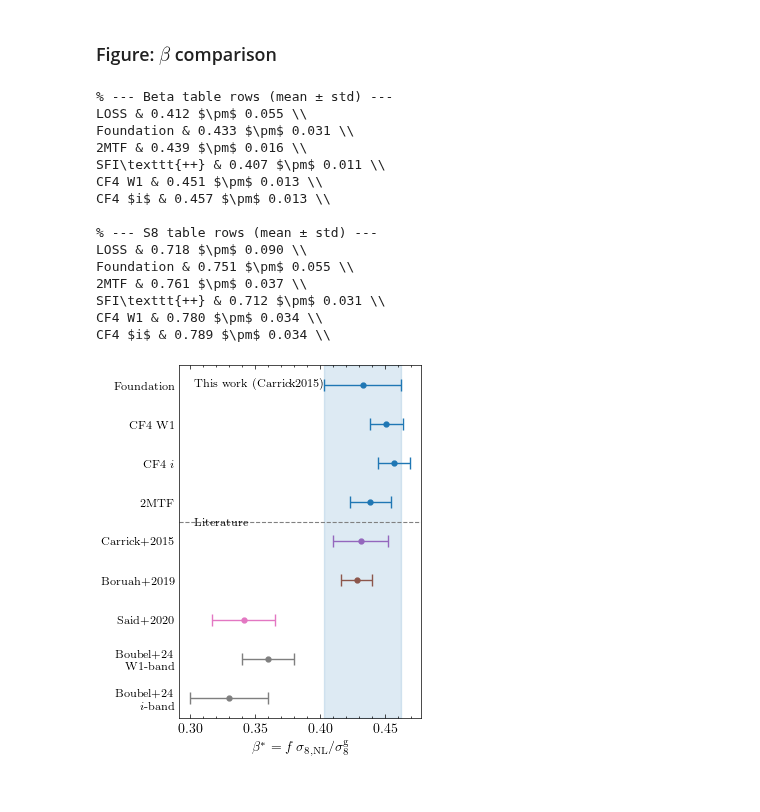
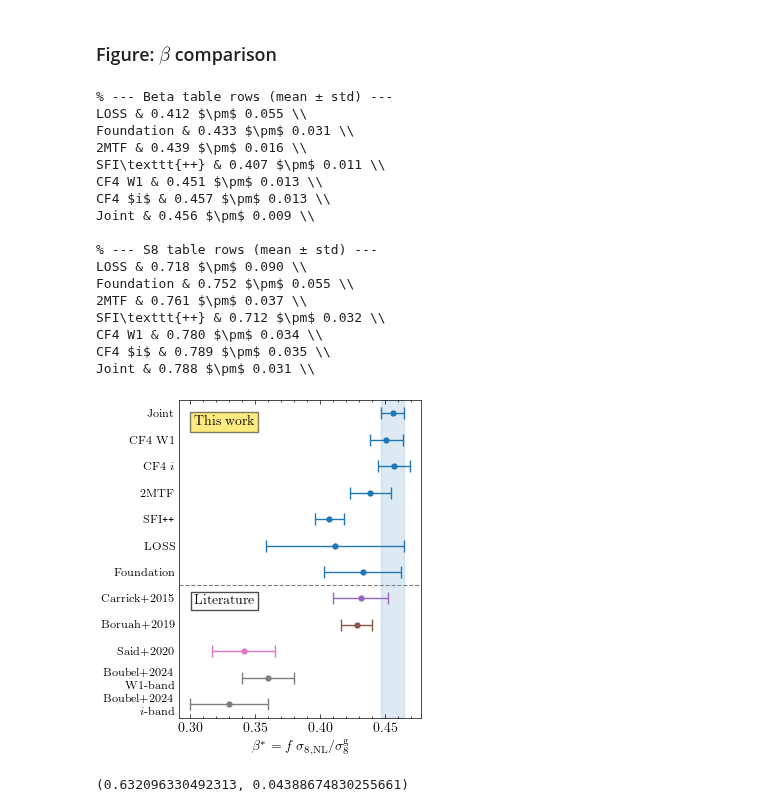
Before and after one commit to Richard-Sti/CANDEL, a Jupyter notebook: notebooks/paper_VFO/main_VFO.ipynb, the cells around one changed output. Saved outputs shown, nothing was run; the diff lists cells and outputs as text; code cells hidden in the pictures.

```diff
--- a/notebooks/paper_VFO/main_VFO.ipynb
+++ b/notebooks/paper_VFO/main_VFO.ipynb
@@ -281,7 +281,7 @@ with plt.style.context("science"):
 files = switch_paths_SN_to_no_MNR(FILES)
 
 data = load_and_check_posteriors(files, samples, "sigma_v")
-sims = ["Carrick2015", "Lilow2024", "CB1", "CB2", "CF4", "CLONES"]
+sims = ["Carrick2015", "Lilow2024", "CB1", "CB2", ]
 cats = ["LOSS", "Foundation", "2MTF", "SFI", "CF4_i", "CF4_W1"]  # 3 rows × 2 cols
 
 with plt.style.context('science'):
@@ -639,17 +645,14 @@ with plt.style.context('science'):
 # %%
-samples = ["LOSS", "Foundation", "SFI", "2MTF", "CF4_W1", "CF4_i"]
+samples = ["LOSS", "Foundation", "SFI", "2MTF", "CF4_W1", "CF4_i", "CF4_W1,CF4_i,LOSS,Foundation"]
 files = [
     ["Carrick2015", [join(root, f"precomputed_los_Carrick2015_{sample}_MNR_linear_from_beta_stochastic.hdf5") for sample in samples]],
     ]
 
 files = switch_paths_SN_to_no_MNR(files)
-
-SIM = "Carrick2015"
-TARGET_CATS = ["Foundation", "CF4_W1", "CF4_i", "2MTF"]
 data = load_and_check_posteriors(files, samples, key="beta")
 # %%
 SIM = "Carrick2015"
-TARGET_CATS = ["LOSS", "Foundation", "2MTF", "SFI", "CF4_W1", "CF4_i"]
+TARGET_CATS = ["LOSS", "Foundation", "2MTF", "SFI", "CF4_W1", "CF4_i", "CF4_W1,CF4_i,LOSS,Foundation"]
 
 beta2cosmo = candel.cosmo.Beta2Cosmology()
 
@@ -687,15 +690,20 @@ Foundation & 0.433 $\pm$ 0.031 \\
 SFI\texttt{++} & 0.407 $\pm$ 0.011 \\
 CF4 W1 & 0.451 $\pm$ 0.013 \\
 CF4 $i$ & 0.457 $\pm$ 0.013 \\
+Joint & 0.456 $\pm$ 0.009 \\
 
 % --- S8 table rows (mean ± std) ---
 LOSS & 0.718 $\pm$ 0.090 \\
-Foundation & 0.751 $\pm$ 0.055 \\
+Foundation & 0.752 $\pm$ 0.055 \\
 2MTF & 0.761 $\pm$ 0.037 \\
-SFI\texttt{++} & 0.712 $\pm$ 0.031 \\
+SFI\texttt{++} & 0.712 $\pm$ 0.032 \\
 CF4 W1 & 0.780 $\pm$ 0.034 \\
-CF4 $i$ & 0.789 $\pm$ 0.034 \\
+CF4 $i$ & 0.789 $\pm$ 0.035 \\
+Joint & 0.788 $\pm$ 0.031 \\
 # %%
+SIM = "Carrick2015"
+TARGET_CATS = ["CF4_W1,CF4_i,LOSS,Foundation", "CF4_W1", "CF4_i", "2MTF", "SFI", "LOSS", "Foundation"]
+
 # Collect posterior summaries for this sim
 names, xs = [], []
 for cat in TARGET_CATS:
@@ -714,7 +722,7 @@ upper = [np.percentile(x, 84) for x in xs]
 # Add literature references
 lit_names = [
     "Carrick+2015", "Boruah+2019", "Said+2020",
-    "Boubel+24\nW1-band", "Boubel+24\n$i$-band"
+    "Boubel+2024\nW1-band", "Boubel+2024\n$i$-band"
 ]
 lit_means = [0.431, 0.428, 0.341, 0.36, 0.33]
 lit_errs  = [0.021, 0.012, 0.024, 0.02, 0.03]
@@ -729,36 +737,37 @@ y_err_lower = np.array(mean) - np.array(lower)
 y_err_upper = np.array(upper) - np.array(mean)
 
 # Colors: "this work" in same colour, literature in distinct colours
 cols = sns.color_palette()
 colors = [cols[0]] * len(xs) + [cols[4], cols[5], cols[6], cols[7], cols[7]]
 
 # --- Plot ---
 with plt.style.context("science"):
-    fig, ax = plt.subplots(figsize=(3.5, 3.5 * 1.2))
+    fig, ax = plt.subplots(figsize=(3.5, 3.5 * 1.1))
 
     divider = len(xs) + 0.5
     ax.axhline(divider, color="gray", linestyle="dashed", lw=0.8)
 
     for i, (name, mu, el, eu, color) in enumerate(zip(names, mean, y_err_lower, y_err_upper, colors), start=1):
         ax.errorbar(mu, i, xerr=[[el], [eu]], fmt="o",
                     color=color, capsize=4, ms=3.5)
         if i == 1:  # highlight first entry of "This work"
             ax.fill_betweenx([0.5, len(names) + 0.5],
                              mu - el, mu + eu, color=color, alpha=0.15)
 
     ax.set_yticks(range(1, len(names) + 1), names, fontsize="small")
     ax.tick_params(axis="y", which="both", length=0)
     ax.set_xlabel(r"$\beta^* = f\,\sigma_{8,\mathrm{NL}} / \sigma_8^{\rm g}$")
     ax.set_ylim(0.5, len(names) + 0.5)
     ax.invert_yaxis()
 
-    ax.text(0.06, 0.965, f"This work ({SIM})", fontsize="small",
-            ha="left", va="top", weight="bold", transform=ax.transAxes)
-    ax.text(0.06, (len(xs)+1)/len(names), "Literature", fontsize="small",
-            ha="left", va="center", weight="bold", transform=ax.transAxes)
+    ax.text(0.06, 0.95, f"This work",
+            ha="left", va="top", weight="bold", transform=ax.transAxes,
+            bbox=dict(facecolor="gold", edgecolor="black", alpha=0.5, pad=2.5))
+    ax.text(0.06, (len(xs)+1)/len(names) -0.3, "Literature",
+            ha="left", va="center", weight="bold", transform=ax.transAxes, bbox=dict(facecolor="white", edgecolor="black", alpha=0.7, pad=2.0))
 
     fig.tight_layout()
     fig.savefig("/Users/rstiskalek/Downloads/C15_beta.pdf", dpi=450, bbox_inches="tight")
     plt.show()
 # %% [output]
-[figure, old version]
+[figure, new version]
@@ -765,3 +784,7 @@ with plt.style.context("science"):
+# %%
+x.mean(), x.std()
+# %% [output]
+(0.632096330492313, 0.04388674830255661)
 # %%
 beta2cosmo = candel.cosmo.Beta2Cosmology()
 
```
Also changed, not shown: parts of 7 cells of this notebook.
